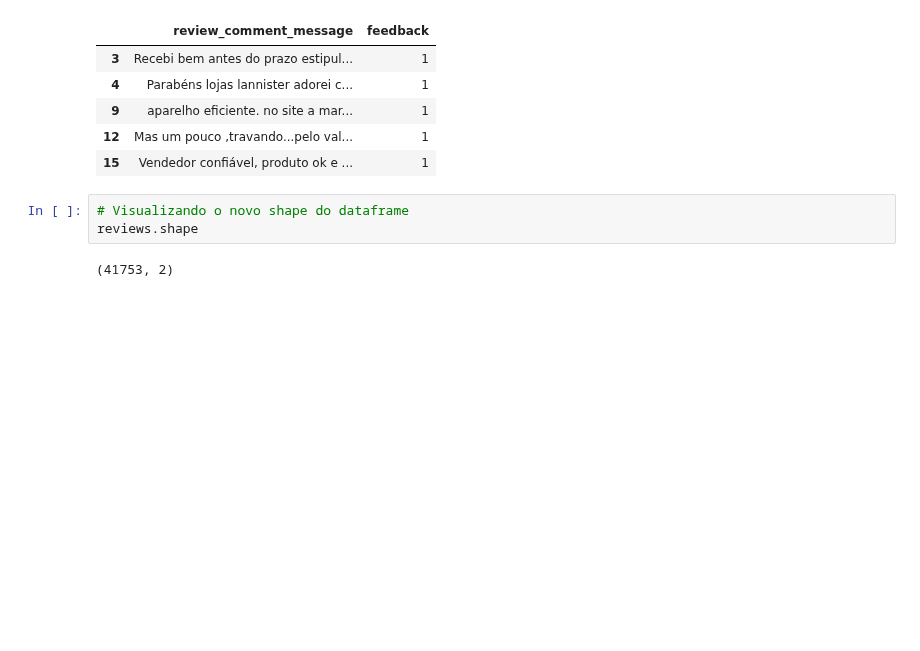
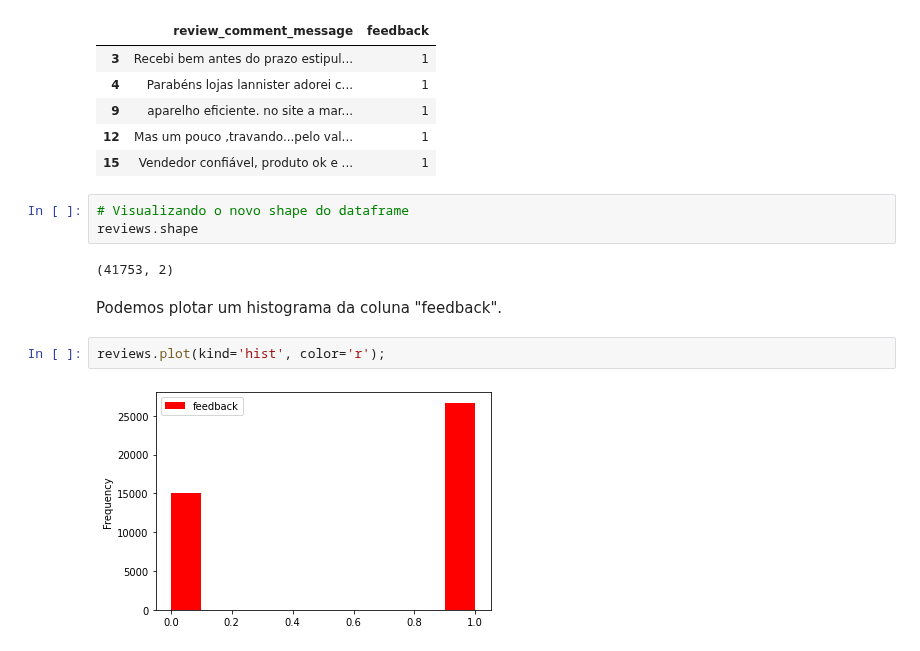
Before and after one commit to smalvar/olist-e-commerce, a Jupyter notebook: reviews_analysis.ipynb, the cells around one changed output. Saved outputs shown, nothing was run; the diff lists cells and outputs as text; blank space fills up the shorter version.

Commit message:
Add histogram to "feedback" column

```diff
--- a/reviews_analysis.ipynb
+++ b/reviews_analysis.ipynb
@@ -195,3 +195,9 @@ reviews.head()
 reviews.shape
 # %% [output]
 (41753, 2)
+# %% [markdown]
+Podemos plotar um histograma da coluna "feedback".
+# %%
+reviews.plot(kind='hist', color='r');
+# %% [output]
+[figure, added]
```
